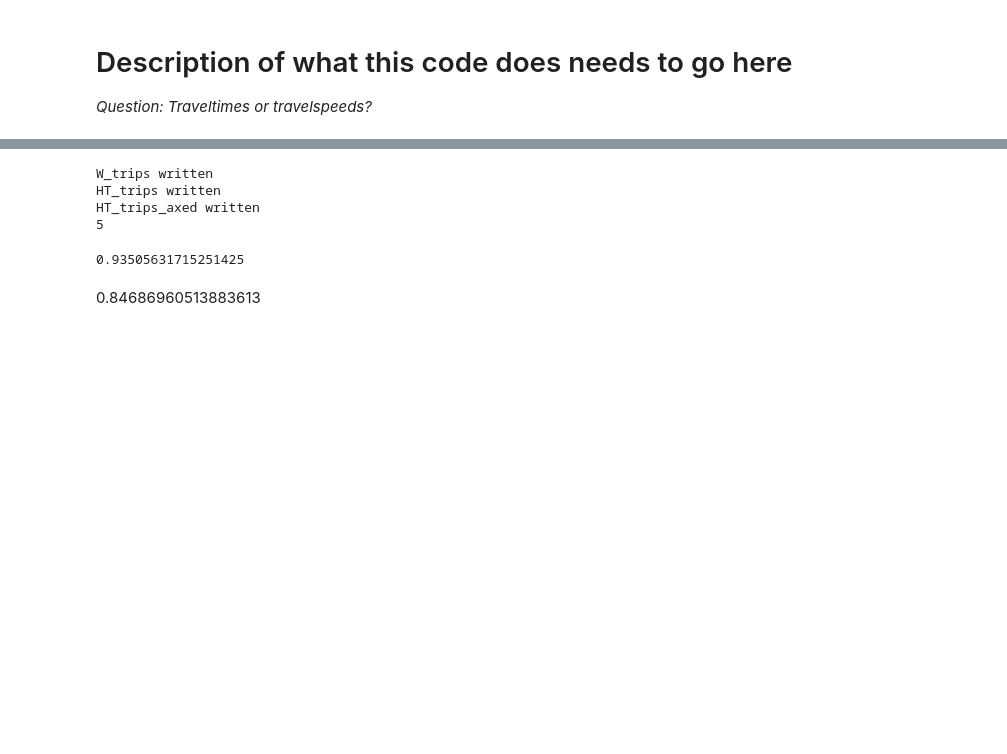
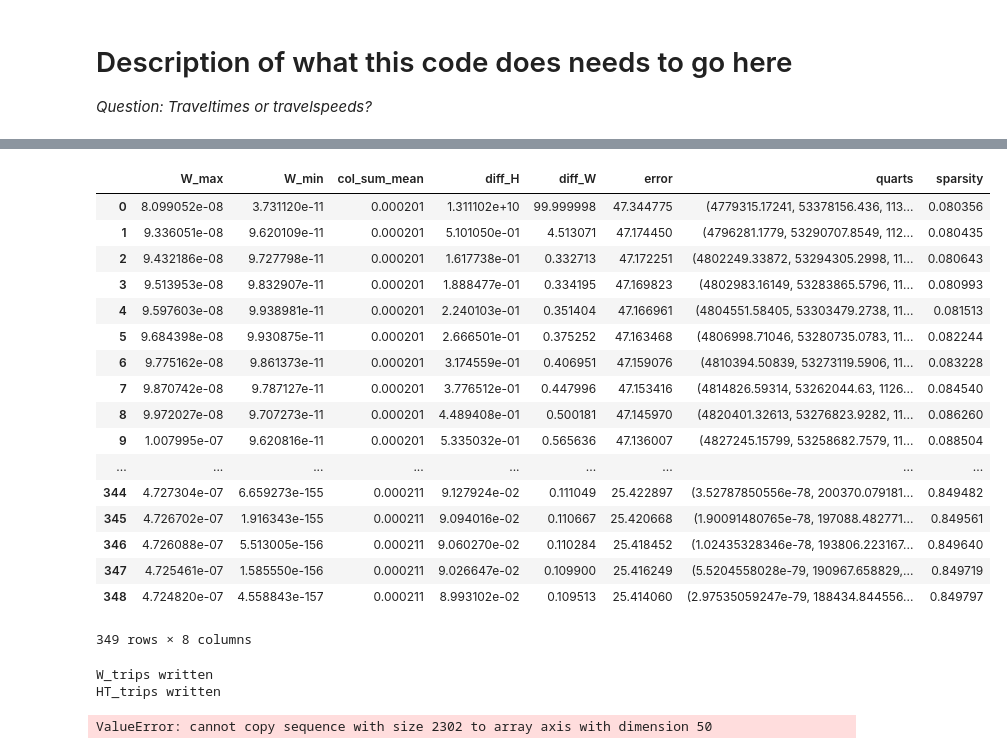
Before and after one commit to vaibhavkarve/traffic-study, a Jupyter notebook: Phase1.ipynb, the cells around one changed output, grey strips where cells are left out. Cells and saved outputs as stored; diff of their text form; code cells hidden in the pictures; blank space fills up the shorter version.

Commit message:
Fixed errors in update rules
This breaks the algorithm! Needs fixing.

```diff
--- a/Phase1.ipynb
+++ b/Phase1.ipynb
@@ -1,4 +1,29 @@
 # %% [markdown]
 # Description of what this code does needs to go here
 *Question: Traveltimes or travelspeeds?*
+# %%
+## Logger for writing outputs to .log file.
+## .info prints to standard output + .log file
+## .debug prints to only .log file
+
+import logging
+import time
+import sys
+logdatetime = time.strftime("%m%d")
+
+logger = logging.getLogger()
+logger.setLevel(logging.DEBUG)
+logger.handlers =[]
+
+fh = logging.FileHandler('test'+logdatetime+'.log', mode='w')
+fh.setLevel(logging.DEBUG)
+
+sh = logging.StreamHandler(stream=sys.stdout)
+sh.setLevel(logging.INFO)
+
+formatter = logging.Formatter('%(asctime)s - %(name)s - %(levelname)s - %(message)s')
+fh.setFormatter(formatter)
+
+logger.addHandler(fh)
+logger.addHandler(sh)
 # %%
@@ -61,12 +52,14 @@ The following constants have been loaded: (with other extra module built-ins)
 # %%
 import numpy as np
+import pandas as pd
 from read_data import read_full_link_json
 import Phase1      # This name needs to be changed
 %matplotlib inline
 
 full_link_ids, D = read_full_link_json(filenames)  # Reads trips or travelspeeds depending on config.TRIPS value
+D = pd.DataFrame(D)
 
-print('Full_link data has been read')
+logger.info('Full_link data has been read')
 
 if config.SEEDED == 1:
     seed_W = 0
@@ -75,10 +68,10 @@ elif config.SEEDED == 0:
     seed_W = None
     seed_H = None
 else:
-    print('Seed value invalid. Needs to be 0 or 1. Check config.py!')
+    logger.critical('Seed value invalid. Needs to be 0 or 1. Check config.py!')
     quit()
 
-W, H, error = Phase1.SNMF(D, filenames, rank = config.RANK, beta = 0.1, seed_W = seed_W, seed_H = seed_H)
+W, H, results = Phase1.SNMF(D, filenames, rank = config.RANK, beta = 0.0, seed_W = seed_W, seed_H = seed_H)
 # %% [output]
 Trips
 Full_link data has been read
@@ -105,3 +93,24 @@ Iteration  314 , Error =  27.6142146725
+# %%
+results
+# %% [output]
+|  | W_max | W_min | col_sum_mean | diff_H | diff_W | error | quarts | sparsity |
+| 0 | 8.099052e-08 | 3.731120e-11 | 0.000201 | 1.311102e+10 | 99.999998 | 47.344775 | (4779315.17241, 53378156.436, 113... | 0.080356 |
+| 1 | 9.336051e-08 | 9.620109e-11 | 0.000201 | 5.101050e-01 | 4.513071 | 47.174450 | (4796281.1779, 53290707.8549, 112... | 0.080435 |
+| 2 | 9.432186e-08 | 9.727798e-11 | 0.000201 | 1.617738e-01 | 0.332713 | 47.172251 | (4802249.33872, 53294305.2998, 11... | 0.080643 |
+| 3 | 9.513953e-08 | 9.832907e-11 | 0.000201 | 1.888477e-01 | 0.334195 | 47.169823 | (4802983.16149, 53283865.5796, 11... | 0.080993 |
+| 4 | 9.597603e-08 | 9.938981e-11 | 0.000201 | 2.240103e-01 | 0.351404 | 47.166961 | (4804551.58405, 53303479.2738, 11... | 0.081513 |
+| 5 | 9.684398e-08 | 9.930875e-11 | 0.000201 | 2.666501e-01 | 0.375252 | 47.163468 | (4806998.71046, 53280735.0783, 11... | 0.082244 |
+| 6 | 9.775162e-08 | 9.861373e-11 | 0.000201 | 3.174559e-01 | 0.406951 | 47.159076 | (4810394.50839, 53273119.5906, 11... | 0.083228 |
+| 7 | 9.870742e-08 | 9.787127e-11 | 0.000201 | 3.776512e-01 | 0.447996 | 47.153416 | (4814826.59314, 53262044.63, 1126... | 0.084540 |
+| 8 | 9.972027e-08 | 9.707273e-11 | 0.000201 | 4.489408e-01 | 0.500181 | 47.145970 | (4820401.32613, 53276823.9282, 11... | 0.086260 |
+| 9 | 1.007995e-07 | 9.620816e-11 | 0.000201 | 5.335032e-01 | 0.565636 | 47.136007 | (4827245.15799, 53258682.7579, 11... | 0.088504 |
+| ... | ... | ... | ... | ... | ... | ... | ... | ... |
+| 344 | 4.727304e-07 | 6.659273e-155 | 0.000211 | 9.127924e-02 | 0.111049 | 25.422897 | (3.52787850556e-78, 200370.079181... | 0.849482 |
+| 345 | 4.726702e-07 | 1.916343e-155 | 0.000211 | 9.094016e-02 | 0.110667 | 25.420668 | (1.90091480765e-78, 197088.482771... | 0.849561 |
+| 346 | 4.726088e-07 | 5.513005e-156 | 0.000211 | 9.060270e-02 | 0.110284 | 25.418452 | (1.02435328346e-78, 193806.223167... | 0.849640 |
+| 347 | 4.725461e-07 | 1.585550e-156 | 0.000211 | 9.026647e-02 | 0.109900 | 25.416249 | (5.5204558028e-79, 190967.658829,... | 0.849719 |
+| 348 | 4.724820e-07 | 4.558843e-157 | 0.000211 | 8.993102e-02 | 0.109513 | 25.414060 | (2.97535059247e-79, 188434.844556... | 0.849797 |
+349 rows × 8 columns
 # %%
 if config.TRIPS == 1:
     np.savetxt(filenames['W_trips'], W);                print('W_trips written')
@@ -117,11 +126,4 @@ print(5)
 # %% [output]
 W_trips written
 HT_trips written
-HT_trips_axed written
-5
+ValueError: cannot copy sequence with size 2302 to array axis with dimension 50
-# %%
-Phase1.sparsity_metric(H)
-# %% [output]
-0.93505631715251425
-# %% [markdown]
-0.84686960513883613
```
Also changed, not shown: parts of 4 cells of this notebook, 4 other files.
